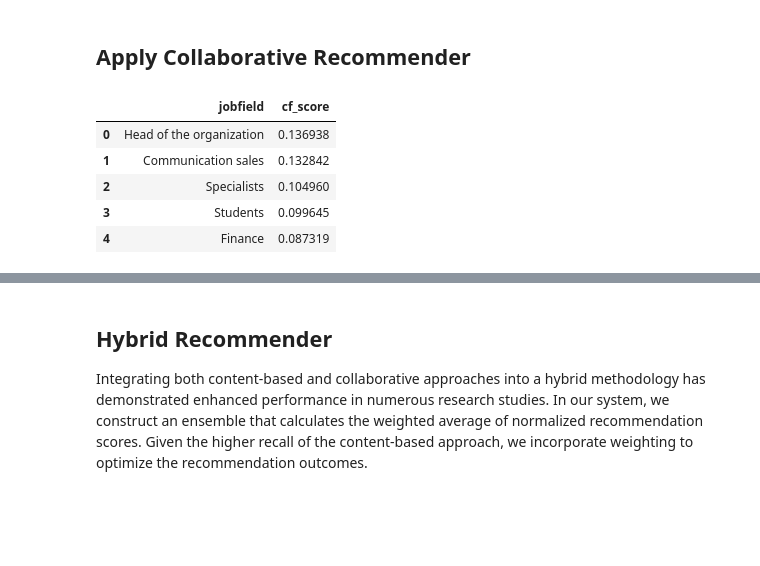
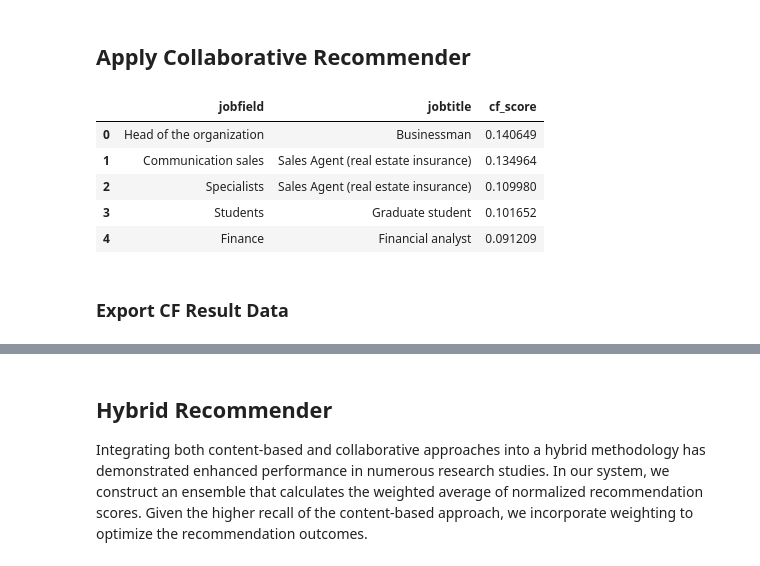
Before and after one commit to fairuzald/Hybrid-MBTI-Job-Based-Recommender-System, a Jupyter notebook: recommender_systems.ipynb, the cells around one changed output, grey strips where cells are left out. Drawn from its saved outputs; the diff is of its cells as text; code cells hidden in the pictures; blank space fills up the shorter version.

```diff
--- a/recommender_systems.ipynb
+++ b/recommender_systems.ipynb
@@ -197,11 +203,12 @@ Three new dummy jobs are created with distinct titles, fields, and assigned psyc
 # %%
-# Initialize the CBFRecommender
-job_profile = CBFRecommender(df)
+# # Initialize the CBFRecommender
+cbfrecommender = CBFRecommender(df)
 
-# Process the dataframe and get unique user profile
-df, unique_job_profile = job_profile.process()
+# # Process the dataframe and get unique user profile
+df, unique_job_profile = cbfrecommender.process()
 
-# Calculate similarity scores and get top 5 recommendations
-recommendations = job_profile.calculate_similarity_scores(unique_job_profile, 'INTJ')
-recommendations.head(5)
+# # Calculate similarity scores and get top 5 recommendations
+recommendations = cbfrecommender.recommend('ENTP')
+top_5_recommendations = recommendations.head(5).reset_index(drop=True)
+top_5_recommendations
 # %% [output]
@@ -289,20 +342,33 @@ class CFRecommender:
         recommendations = recommendation_values.sort_values(ascending=False)
         recommendations_df = pd.DataFrame(recommendations).reset_index()
         recommendations_df.columns = ['jobfield', 'cf_score']
+
+        # Add jobtitle to the recommendations
+        recommendations_df = recommendations_df.merge(self.df[['jobfield', 'jobtitle']].drop_duplicates(), on='jobfield', how='left')
+
+        # Drop duplicates based on jobfield
+        recommendations_df = recommendations_df.drop_duplicates(subset='jobfield', keep='first')
+
+        # Reorder the columns
+        recommendations_df = recommendations_df[['jobfield', 'jobtitle', 'cf_score']]
+
         return recommendations_df
 # %% [markdown]
 ## Apply Collaborative Recommender
 # %%
 # Initialize the recommender
 recommender = CFRecommender(df)
 
 # Get recommendations for a specific psychotype
-recommendations = recommender.recommend('INTJ')
-recommendations.head(5)
+recommendations = recommender.recommend('ENTP')
+top_5_recommendations = recommendations.head(5).reset_index(drop=True)
+top_5_recommendations
 # %% [output]
-|  | jobfield | cf_score |
-| 0 | Head of the organization | 0.136938 |
-| 1 | Communication sales | 0.132842 |
-| 2 | Specialists | 0.104960 |
-| 3 | Students | 0.099645 |
-| 4 | Finance | 0.087319 |
+|  | jobfield | jobtitle | cf_score |
+| 0 | Head of the organization | Businessman | 0.140649 |
+| 1 | Communication sales | Sales Agent (real estate insurance) | 0.134964 |
+| 2 | Specialists | Sales Agent (real estate insurance) | 0.109980 |
+| 3 | Students | Graduate student | 0.101652 |
+| 4 | Finance | Financial analyst | 0.091209 |
+# %% [markdown]
+### Export CF Result Data
```
Also changed, not shown: parts of 15 cells of this notebook, 6 other files.
